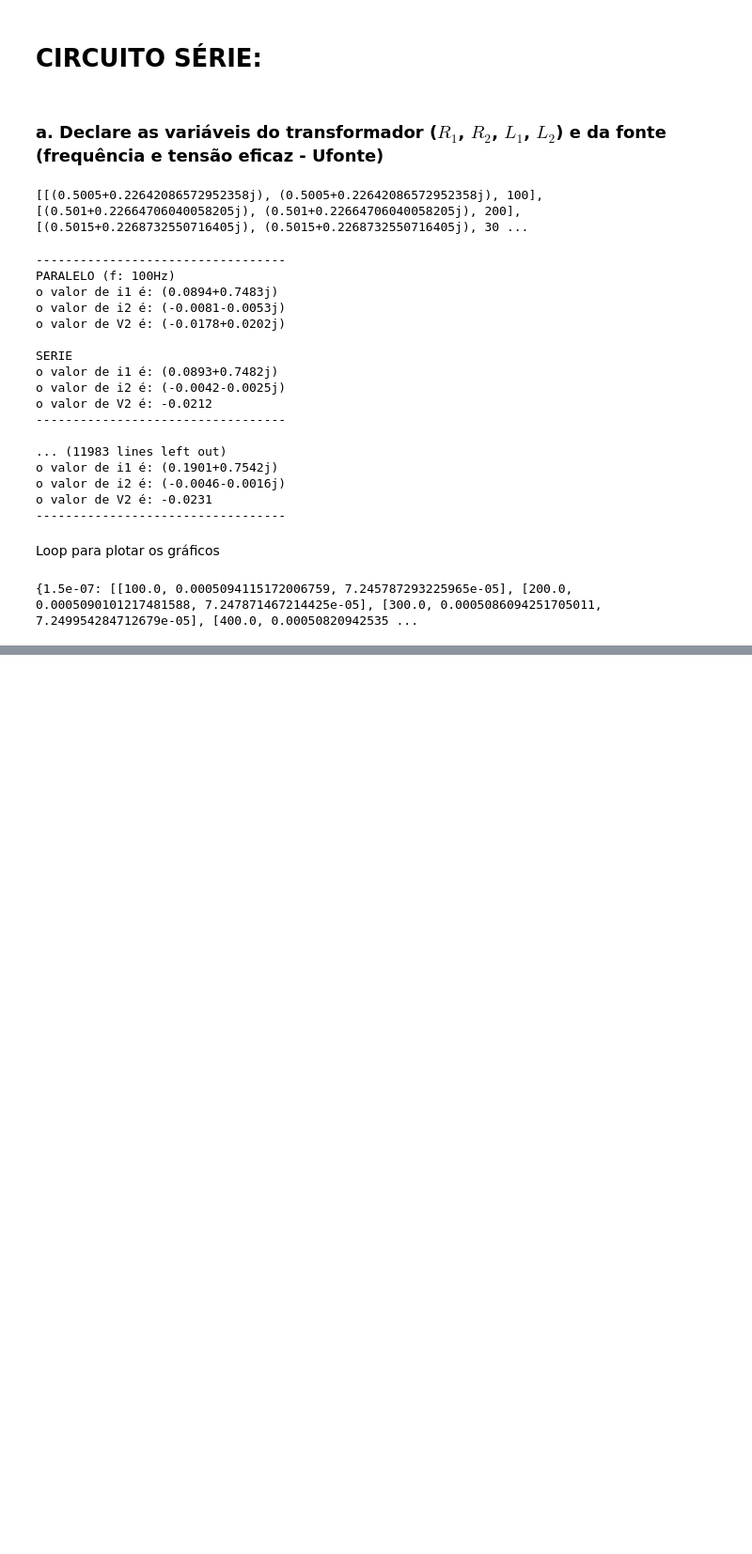
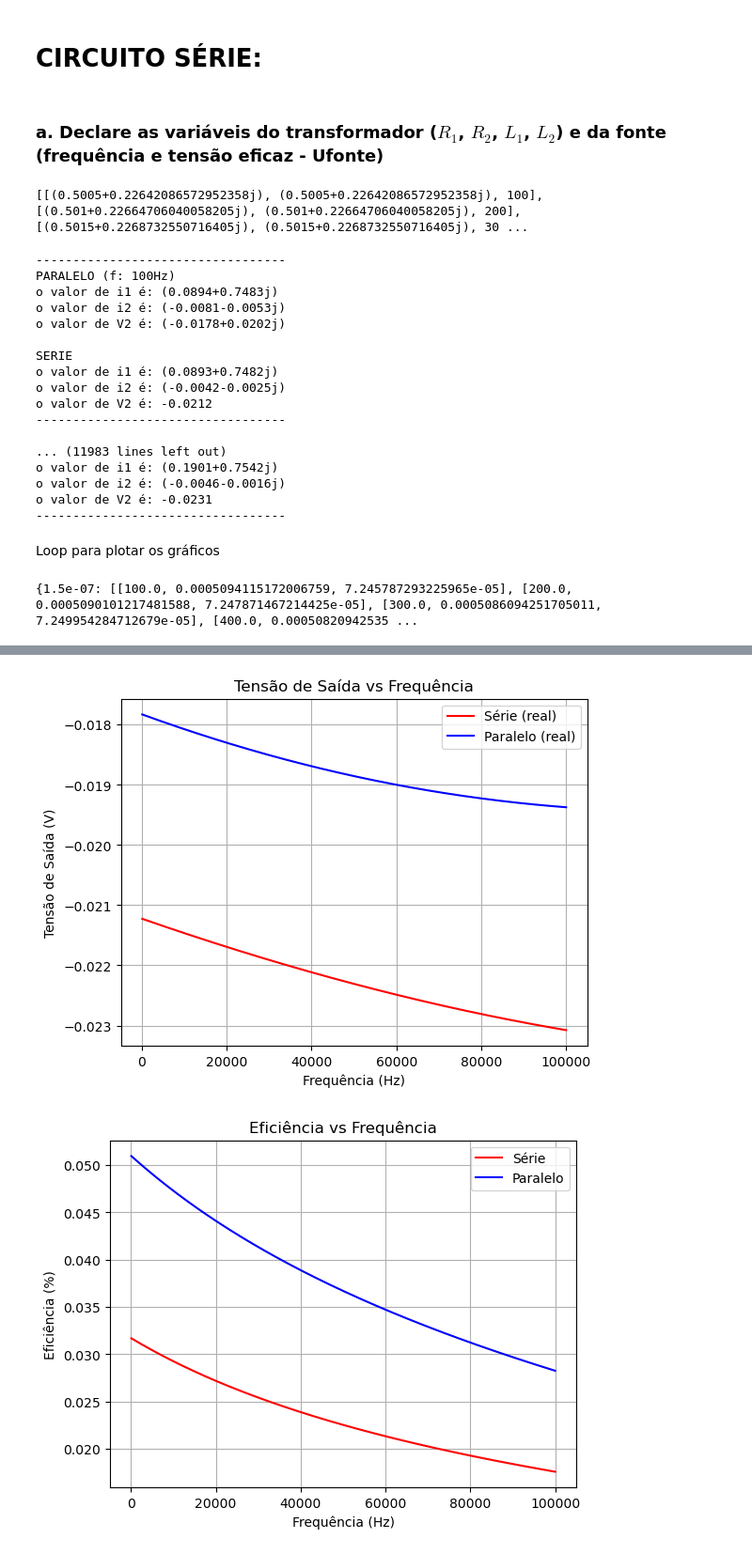
Before and after one commit to NThuesen/Projeto-Eletromag, a Jupyter notebook: Ali.ipynb, the cells around one changed output, grey strips where cells are left out. Shown: that part at 94% size. Cells and saved outputs as stored; diff of their text form; code cells hidden in the pictures; blank space fills up the shorter version.

```diff
--- a/Ali.ipynb
+++ b/Ali.ipynb
@@ -214,0 +169,67 @@ plot_tensao_saida(dic_serie, dic_paralelo)
+# %%
+def plotar_grafico_tensao(frequencias_dic):
+    frequencias_lista = []
+    tensoes_serie = []
+    tensoes_paralelo = []
+
+    for frequencia, valores in frequencias_dic.items():
+        i1s, i2s, V2s, V2si = valores[0]  # Série
+        i1p, i2p, V2p, V2pi = valores[1]  # Paralelo
+
+        # Armazenar frequências e tensões
+        frequencias_lista.append(frequencia)
+        tensoes_serie.append(V2s)
+        tensoes_paralelo.append(V2p)
+
+    # Plotar as tensões (real)
+    plt.plot(frequencias_lista, [V.real for V in tensoes_serie], 'r-', label='Série (real)')
+    plt.plot(frequencias_lista, [V.real for V in tensoes_paralelo], 'b-', label='Paralelo (real)')
+
+    # Configurações de gráfico
+    plt.xlabel('Frequência (Hz)')
+    plt.ylabel('Tensão de Saída (V)')
+    plt.title('Tensão de Saída vs Frequência')
+    plt.legend()
+    plt.grid(True)
+    plt.show()
+plotar_grafico_tensao(frequencias_dic)
+def plotar_grafico_eficacia(frequencias_dic):
+    frequencias_lista = []
+    eficiencias_serie = []
+    eficiencias_paralelo = []
+
+    for frequencia, valores in frequencias_dic.items():
+        i1s, i2s, V2s, V2si = valores[0]  # Série
+        i1p, i2p, V2p, V2pi = valores[1]  # Paralelo
+
+        # Calcular potências de entrada e saída para série
+        PentradaS = 0.5 * V1 * i1s.real
+        PsaidaS = 0.5 * V2s.real * i2s.real
+        eficienciaS = PsaidaS / PentradaS * 100
+
+        # Calcular potências de entrada e saída para paralelo
+        PentradaP = 0.5 * V1 * i1p.real
+        PsaidaP = 0.5 * V2p.real * i2p.real
+        eficienciaP = PsaidaP / PentradaP * 100
+
+        # Armazenar valores
+        frequencias_lista.append(frequencia)
+        eficiencias_serie.append(eficienciaS)
+        eficiencias_paralelo.append(eficienciaP)
+
+    # Plotar as eficiências
+    plt.plot(frequencias_lista, eficiencias_serie, 'r-', label='Série')
+    plt.plot(frequencias_lista, eficiencias_paralelo, 'b-', label='Paralelo')
+
+    # Configurações de gráfico
+    plt.xlabel('Frequência (Hz)')
+    plt.ylabel('Eficiência (%)')
+    plt.title('Eficiência vs Frequência')
+    plt.legend()
+    plt.grid(True)
+    plt.show()
+
+plotar_grafico_eficacia(frequencias_dic)
+# %% [output]
+[figure, added]
+[figure, added]
```
Also changed, not shown: parts of 2 cells of this notebook, 1 other file.
